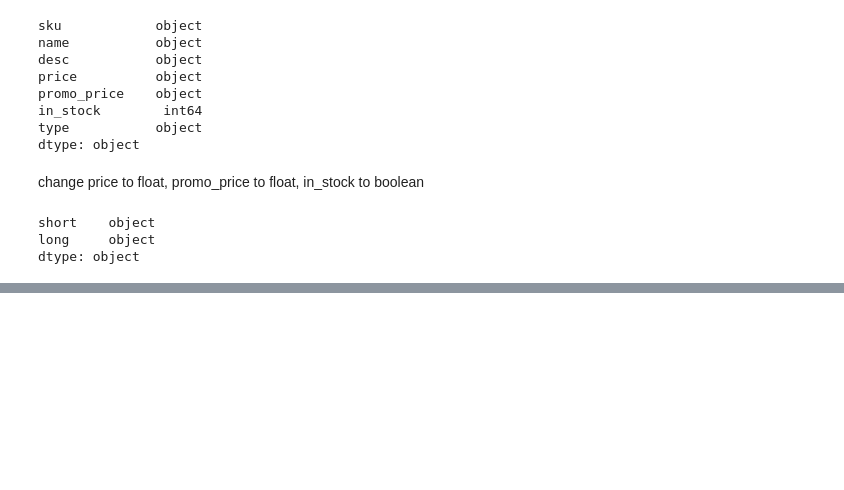
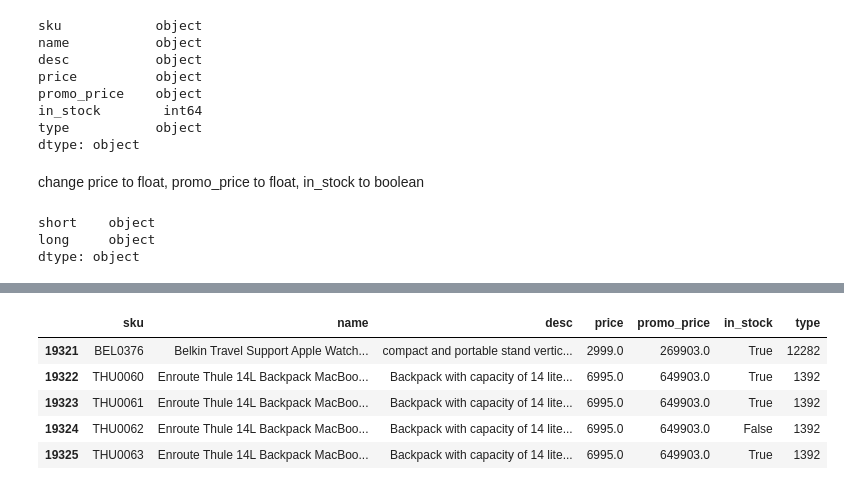
Before and after one commit to MerleSt/Eniac, a Jupyter notebook: Eniac.ipynb, the cells around one changed output, grey strips where cells are left out. Saved outputs shown, nothing was run; the diff lists cells and outputs as text; code cells hidden in the pictures; blank space fills up the shorter version.

```diff
--- a/Eniac.ipynb
+++ b/Eniac.ipynb
@@ -173,0 +208,9 @@ dtype: object
+# %%
+products.tail()
+# %% [output]
+|  | sku | name | desc | price | promo_price | in_stock | type |
+| 19321 | BEL0376 | Belkin Travel Support Apple Watch... | compact and portable stand vertic... | 2999.0 | 269903.0 | True | 12282 |
+| 19322 | THU0060 | Enroute Thule 14L Backpack MacBoo... | Backpack with capacity of 14 lite... | 6995.0 | 649903.0 | True | 1392 |
+| 19323 | THU0061 | Enroute Thule 14L Backpack MacBoo... | Backpack with capacity of 14 lite... | 6995.0 | 649903.0 | True | 1392 |
+| 19324 | THU0062 | Enroute Thule 14L Backpack MacBoo... | Backpack with capacity of 14 lite... | 6995.0 | 649903.0 | False | 1392 |
+| 19325 | THU0063 | Enroute Thule 14L Backpack MacBoo... | Backpack with capacity of 14 lite... | 6995.0 | 649903.0 | True | 1392 |
```
Also changed, not shown: parts of 5 cells of this notebook.
